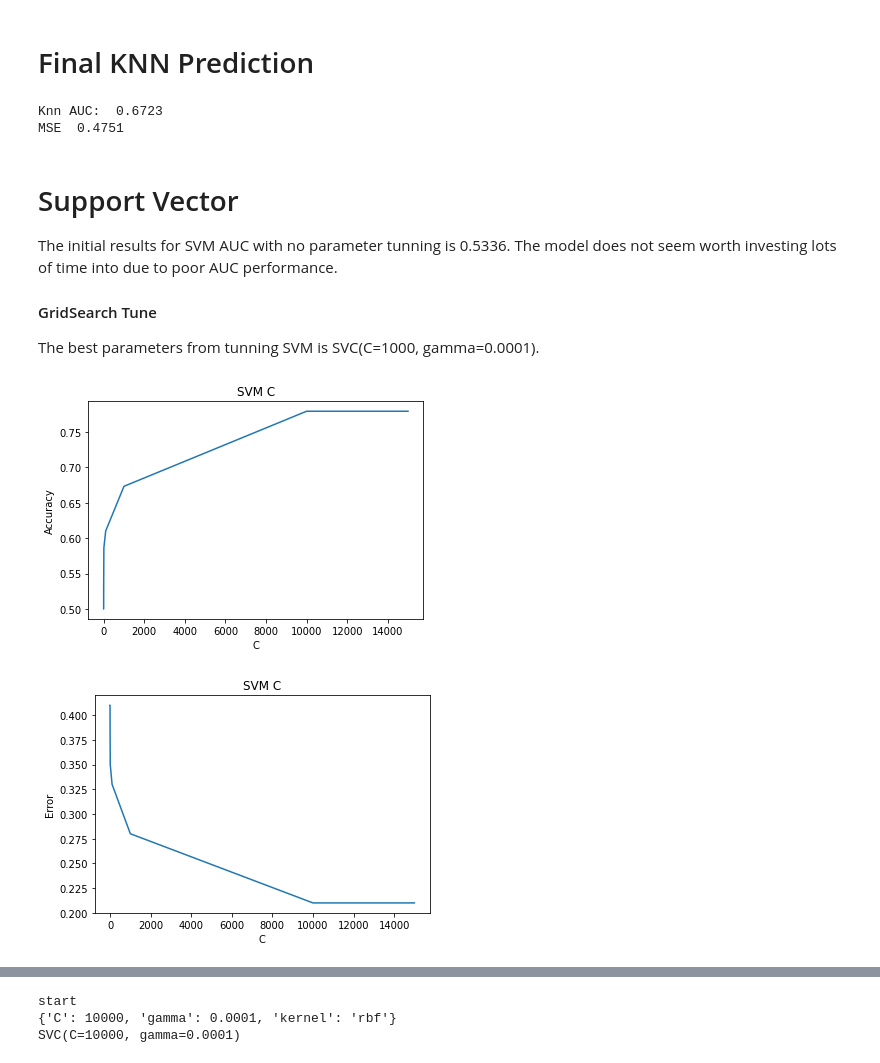
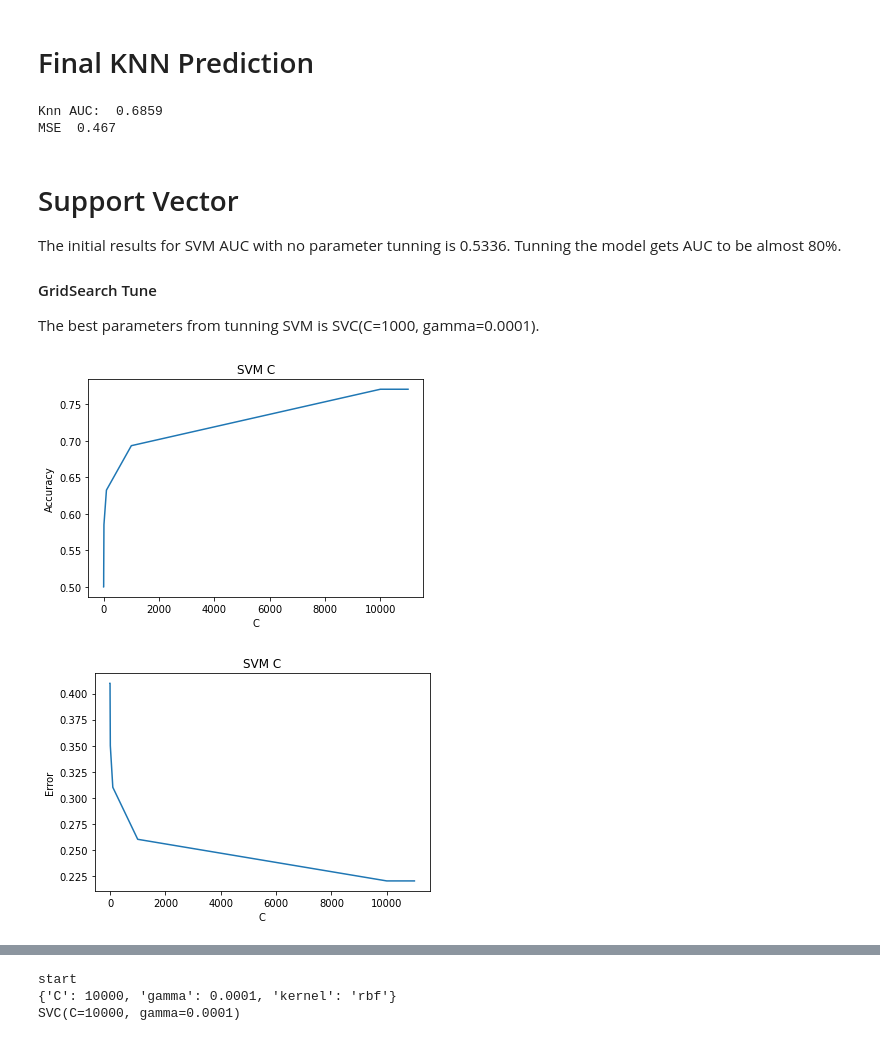
Before and after one commit to ScottySchmidt/MachineLearning, a Jupyter notebook: svmKnnGrid.ipynb, the cells around one changed output, grey strips where cells are left out. Drawn from its saved outputs; the diff is of its cells as text; code cells hidden in the pictures.

```diff
--- a/svmKnnGrid.ipynb
+++ b/svmKnnGrid.ipynb
@@ -174,7 +174,7 @@ X=df.drop('Survived', axis=1)
 y=df['Survived']
 
 X_train, X_test, y_train, y_test = train_test_split(
-    X, y, test_size = 0.30, random_state = 42)
+    X, y, test_size = 0.20, random_state = 42)
 # %% [markdown]
 # Highly Correlated Features
 There are no highly correlated variables above 80%. Therefore, we do not need to be concerned about removing variables that are too highly correlated.
@@ -262,11 +270,11 @@ print("Knn AUC: ", knn_auc)
 error = round(sqrt(mean_squared_error(y_test, y_pred )), 4)
 print("MSE ", error)
 # %% [output]
-Knn AUC:  0.6723
-MSE  0.4751
+Knn AUC:  0.6859
+MSE  0.467
 # %% [markdown]
 # Support Vector
-The initial results for SVM AUC with no parameter tunning is 0.5336.  The model does not seem worth investing lots of time into due to poor AUC performance.
+The initial results for SVM AUC with no parameter tunning is 0.5336. Tunning the model gets AUC to be almost 80%.
 
 #### GridSearch Tune
 The best parameters from tunning SVM is SVC(C=1000, gamma=0.0001).
@@ -274,33 +282,33 @@ The best parameters from tunning SVM is SVC(C=1000, gamma=0.0001).
 from sklearn.svm import SVC
 # %%
 def svmC():
-    numbers=[.0001, .001, .01, .1, 1, 10, 100, 1000, 10_000, 15_000]
+    numbers=[.0001, .001, .01, .1, 1, 10, 100, 1000, 10_000, 11_000]
     maeList=[]
     accList=[]
     for n in numbers:
         svm=SVC(C=n)
         svm.fit(X_train, y_train)
         y_pred=svm.predict(X_test)
 
         mae=metrics.mean_absolute_error(y_test, y_pred).round(2)
         auc=metrics.roc_auc_score(y_test, y_pred).round(4)
         maeList.append(mae)
         accList.append(auc)
     plt.plot(numbers, accList)
     plt.title("SVM C")
     plt.xlabel("C")
     plt.ylabel("Accuracy")
     plt.show()
 
     plt.plot(numbers, maeList)
     plt.title("SVM C")
     plt.xlabel("C")
     plt.ylabel("Error")
     plt.show()
 svmC()
 # %% [output]
-[figure, old version]
+[figure, new version]
-[figure, old version]
+[figure, new version]
 # %%
 def svmGamma():
     numbers=[.0001, .001, .01, .1, 1]
```
Also changed, not shown: parts of 7 cells of this notebook.
